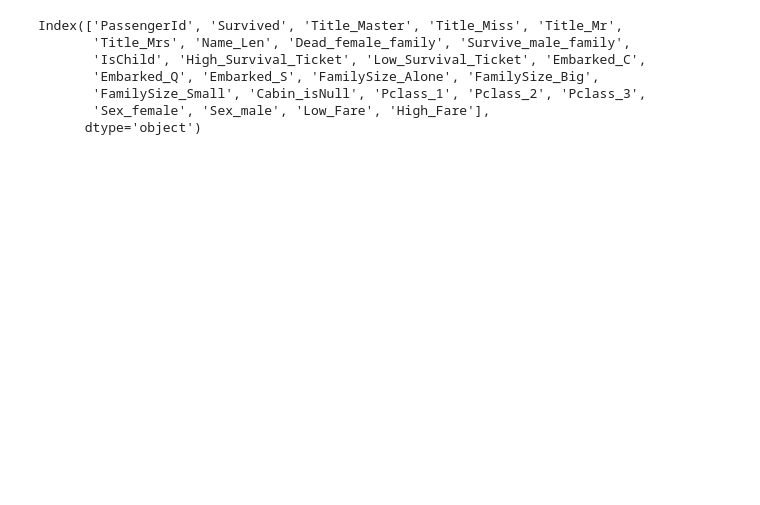
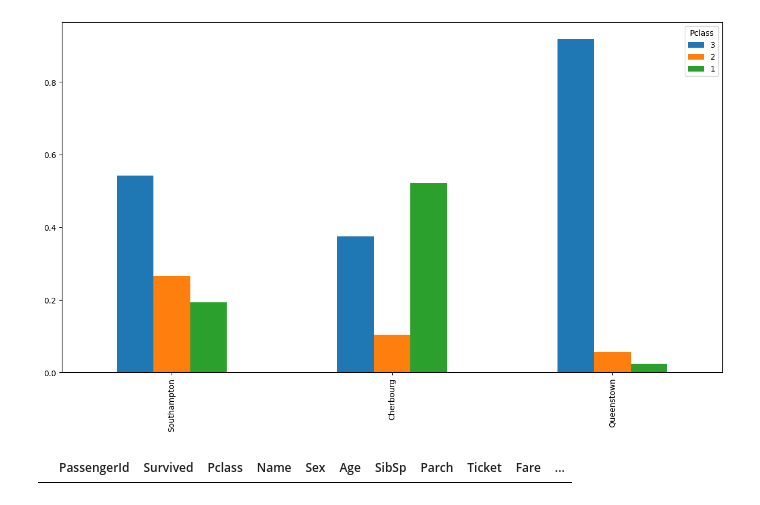
Before and after one commit to shan-233/Kaggle, a Jupyter notebook: Titanic-Survival-prediction/titanic.ipynb, the cells around one changed output. Drawn from its saved outputs; the diff is of its cells as text; code cells hidden in the pictures; blank space fills up the shorter version.

```diff
--- a/Titanic-Survival-prediction/titanic.ipynb
+++ b/Titanic-Survival-prediction/titanic.ipynb
@@ -29 +108,35 @@ combine_df = pd.concat([train_df,test_df])
+# %%
+# 上岸港口與船票等級的關係
+# 從以下統計結果可看出不同港口乘客有不同的經濟狀況，C港口大多購買等級最高的票，Q港口則是購買為低等級的票
+total_Pclass_S = data[data['Embarked']=='S']['Pclass'].count()
+total_Pclass_C = data[data['Embarked']=='C']['Pclass'].count()
+total_Pclass_Q = data[data['Embarked']=='Q']['Pclass'].count()
+Embarked_S = data[data['Embarked']=='S']['Pclass'].value_counts() / total_Pclass_S
+Embarked_C = data[data['Embarked']=='C']['Pclass'].value_counts() / total_Pclass_C
+Embarked_Q = data[data['Embarked']=='Q']['Pclass'].value_counts() / total_Pclass_Q
+df = pd.DataFrame([Embarked_S,Embarked_C,Embarked_Q])
+df.index = ['Southampton','Cherbourg','Queenstown']
+df.plot(kind='bar', stacked=False, figsize=(15, 8))
+plt.show()
+# %% [output]
+[figure, added]
+# %%
+# Age
+condition =  (data["Age"].isnull()) & ( (data['Name'].str.contains("Ms.")) | (data['Name'].str.contains("Miss.")) )
+condition2 = ( (data['Name'].str.contains("Ms.")) | (data['Name'].str.contains("Miss.")) )
+data.loc[condition,'Age'] = data.loc[condition,'Age'].fillna(data.loc[condition2,'Age'].median())
+
+condition_1 =  (data["Age"].isnull()) & ( (data['Name'].str.contains("Mr.")) | (data['Name'].str.contains("Sir.")) | (data['Name'].str.contains("Major")) )
+condition_2 =  ( (data['Name'].str.contains("Mr.")) | (data['Name'].str.contains("Sir.")) | (data['Name'].str.contains("Major")) )
+data.loc[condition_1,'Age'] = data.loc[condition_1,'Age'].fillna(data.loc[condition_2,'Age'].median())
+
+condition3 =  (data["Age"].isnull()) & (data['Name'].str.contains("Master.") )
+data.loc[condition3,'Age'] = data.loc[condition3,'Age'].fillna(data[data['Name'].str.contains("Master.")]["Age"].median())
+
+condition4 =  (data["Age"].isnull()) & ( data['Name'].str.contains("Dr\.") )
+data.loc[condition4,'Age'] = data.loc[condition4,'Age'].fillna(data[data['Name'].str.contains("Dr\.")]["Age"].median())
+
+data[data["Age"].isnull()]
+# %% [output]
+|  | PassengerId | Survived | Pclass | Name | Sex | Age | SibSp | Parch | Ticket | Fare | ... |
 # %%
@@ -101,10 +199,0 @@ combine_df = combine_df.drop('Fare',axis=1)
-# %%
-combine_df.columns
-# %% [output]
-Index(['PassengerId', 'Survived', 'Title_Master', 'Title_Miss', 'Title_Mr',
-       'Title_Mrs', 'Name_Len', 'Dead_female_family', 'Survive_male_family',
-       'IsChild', 'High_Survival_Ticket', 'Low_Survival_Ticket', 'Embarked_C',
-       'Embarked_Q', 'Embarked_S', 'FamilySize_Alone', 'FamilySize_Big',
-       'FamilySize_Small', 'Cabin_isNull', 'Pclass_1', 'Pclass_2', 'Pclass_3',
-       'Sex_female', 'Sex_male', 'Low_Fare', 'High_Fare'],
-      dtype='object')
```
Also changed, not shown: parts of 19 cells of this notebook, 4 other files.
